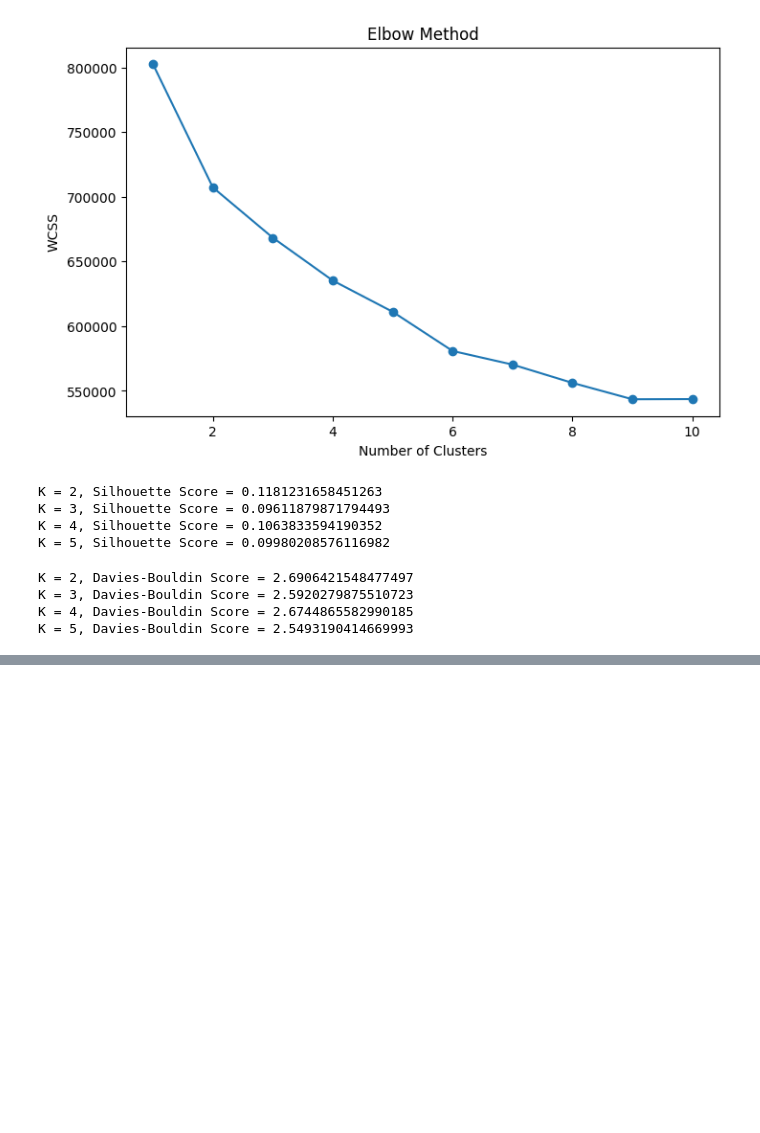
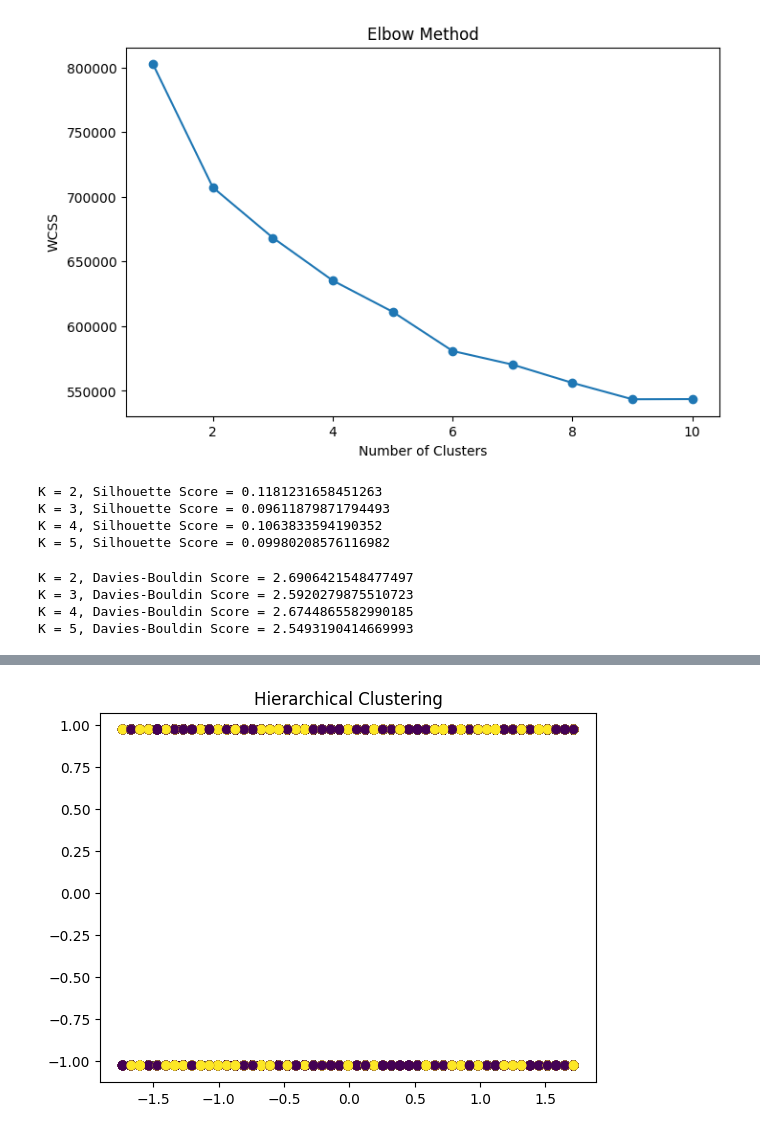
Before and after one commit to NiveditaDP/customer-segmentation-unsupervised, a Jupyter notebook: notebooks/04_clustering_models.ipynb, the cells around one changed output, grey strips where cells are left out. Saved outputs shown, nothing was run; the diff lists cells and outputs as text; code cells hidden in the pictures; blank space fills up the shorter version.

```diff
--- a/notebooks/04_clustering_models.ipynb
+++ b/notebooks/04_clustering_models.ipynb
@@ -175,0 +193,9 @@ Thus, K = 2 is chosen for final clustering.
+# %%
+from sklearn.cluster import AgglomerativeClustering
+
+hc = AgglomerativeClustering(n_clusters=2)
+hc_labels = hc.fit_predict(X_scaled)
+
+df['Hierarchical_Cluster'] = hc_labels
+
+df.head()
@@ -175,0 +209,7 @@ Thus, K = 2 is chosen for final clustering.
+# %%
+#VISUALIZING HIERARCHICAL CLUSTERINGS
+plt.scatter(X_scaled[:,0], X_scaled[:,1], c=hc_labels)
+plt.title("Hierarchical Clustering")
+plt.show()
+# %% [output]
+[figure, added]
```
Also changed, not shown: parts of 13 cells of this notebook, 8 other files.
